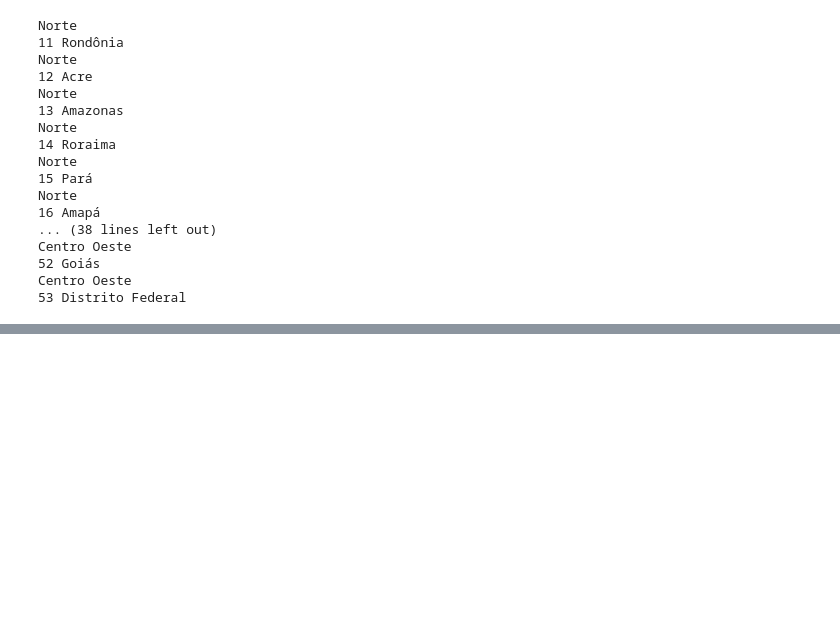
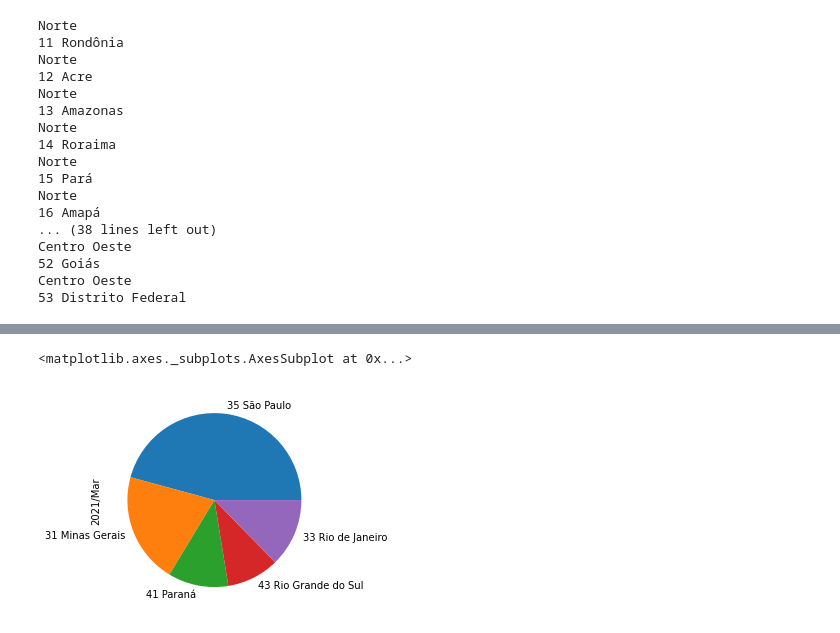
Before and after one commit to dougfeltrim/Bootcamp_Data_Science_Aplicada, a Jupyter notebook: Bootcamp_Data_Science_Aplicada.ipynb, the cells around one changed output, grey strips where cells are left out. Drawn from its saved outputs; the diff is of its cells as text; code cells hidden in the pictures; blank space fills up the shorter version.

```diff
--- a/Bootcamp_Data_Science_Aplicada.ipynb
+++ b/Bootcamp_Data_Science_Aplicada.ipynb
@@ -313,0 +347,2 @@ Centro Oeste
+# %%
+gastos_do_mais_recente = ordenado_por_total[mes_mais_recente]
@@ -313,0 +359,5 @@ Centro Oeste
+# %%
+gastos_do_mais_recente.plot(kind='pie')
+# %% [output]
+<matplotlib.axes._subplots.AxesSubplot at 0x...>
+[figure, added]
```
Also changed, not shown: parts of 10 cells of this notebook.
